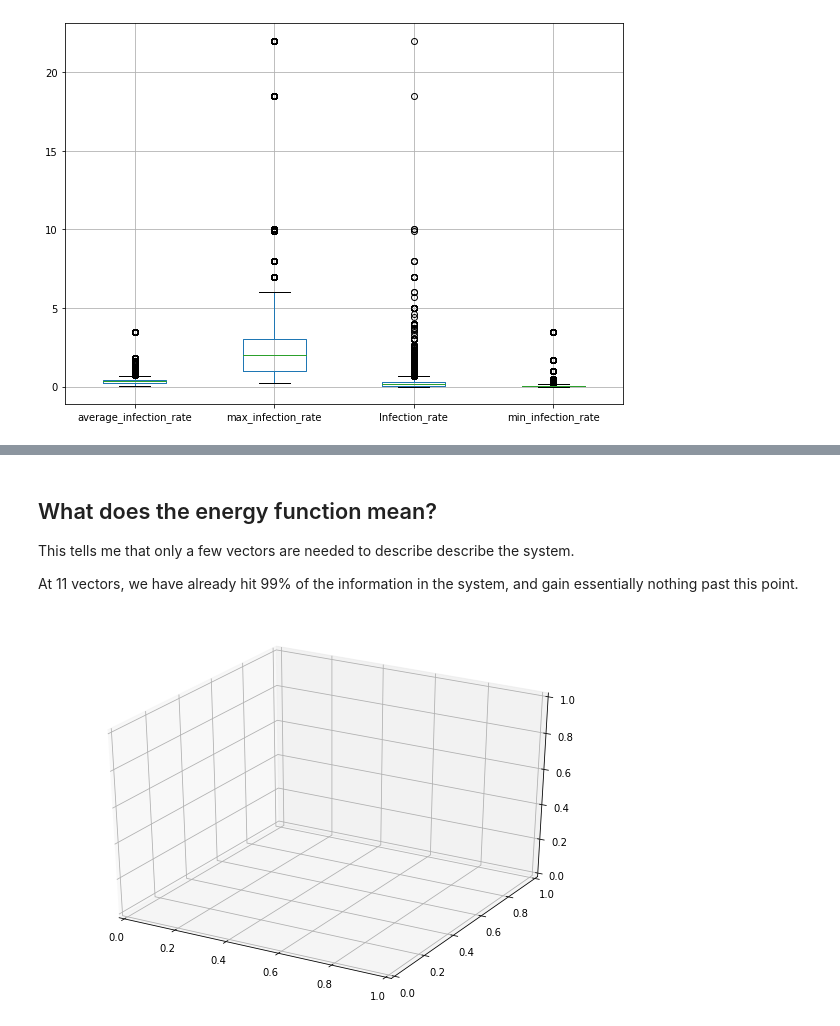
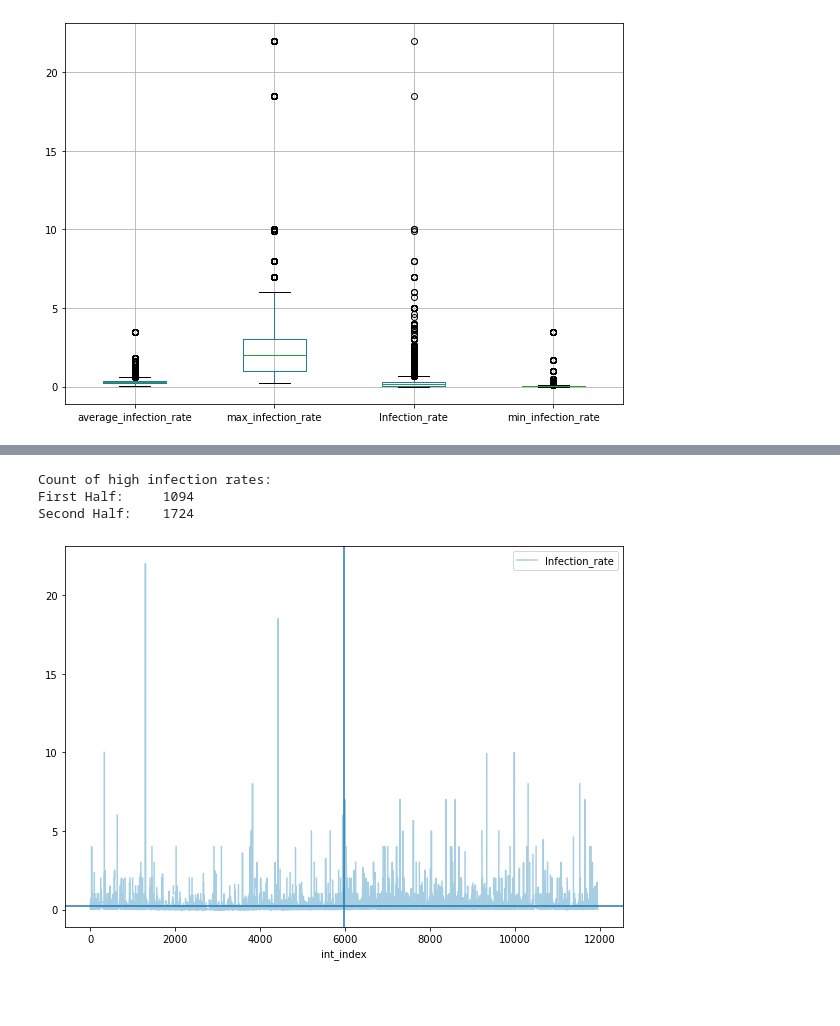
Before and after one commit to dustinc555/csc454_project, a Jupyter notebook: Project.ipynb, the cells around one changed output, grey strips where cells are left out. Cells and saved outputs as stored; diff of their text form; code cells hidden in the pictures; blank space fills up the shorter version.

```diff
--- a/Project.ipynb
+++ b/Project.ipynb
@@ -263,14 +195,30 @@ interactive(children=(IntSlider(value=2, description='n', max=23), Output()), _d
-# %% [markdown]
-## What does the energy function mean?
-
-This tells me that only a few vectors are needed to describe describe the system.
-
-At 11 vectors, we have already hit 99% of the information in the system, and gain essentially nothing past this point.
-# %%
-ax = plt.axes(projection='3d')
-
-#ax.scatter3D(questions[:, 0], questions[:, 1], questions[:, 2], c='r', marker='o', s=5, label="Questions")
-#ax.scatter3D(answers[:, 0], answers[:, 1], answers[:, 2], c='b', marker='o', s=5, label="Answers")
-#ax.scatter3D(answers[:, 0], answers[:, 1], answers[:, 2], c='b', marker='o', s=5, label="Answers")
-# %% [output]
-[figure, removed]
+# %%
+# sort values in data frame
+
+df_copy = df.sort_values(by=['fog_rate'],
+                        ascending=[True])
+
+first, second = np.array_split(df, 2)
+
+first = first.sort_values(by=['temp'],
+                        ascending=[False])
+
+second = second.sort_values(by=['temp'],
+                        ascending=[True])
+df_copy = pd.concat([first, second])
+
+df_copy['int_index'] = range(len(df_copy))
+
+
+ax = df_copy.plot(x='int_index', y='Infection_rate', colormap='Paired')
+ax.axhline(y=Infection_rate_threshold)
+ax.axvline(x=len(df_copy) // 2)
+
+print("Count of high infection rates:")
+print("First Half:\t" + str(df_copy.head(len(df_copy) // 2)['High_Infection_rate'].sum()))
+print("Second Half:\t" + str(df_copy.tail(len(df_copy) // 2)['High_Infection_rate'].sum()))
+# %% [output]
+Count of high infection rates:
+First Half:     1094
+Second Half:    1724
+[figure, added]
```
Also changed, not shown: parts of 7 cells of this notebook, 55 other files.
